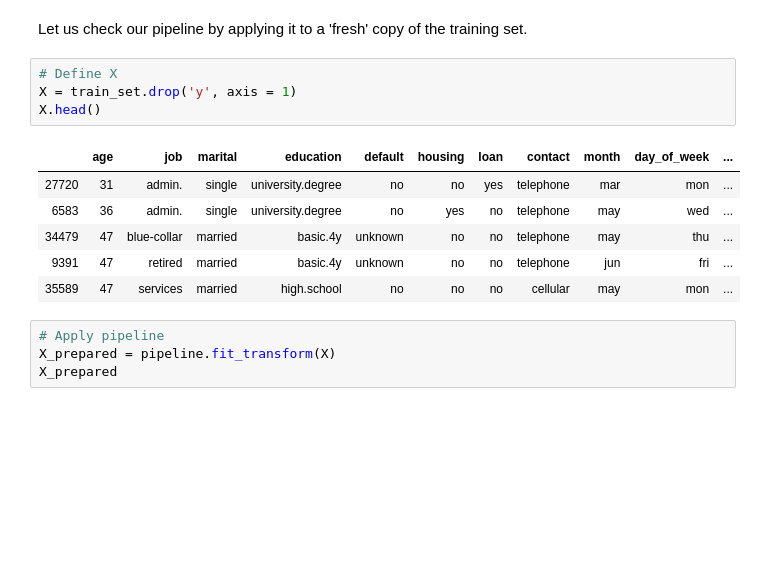
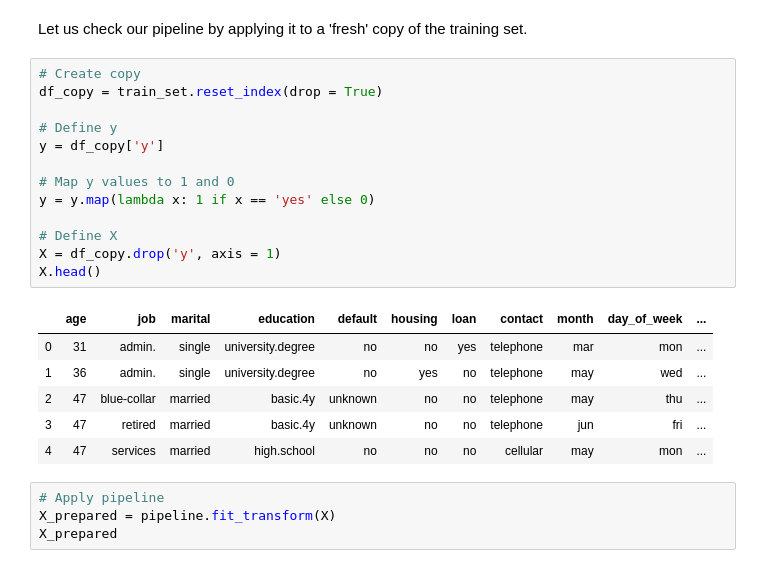
Before and after one commit to nadinezab/bank-marketing, a Jupyter notebook: bank-marketing.ipynb, the cells around one changed output. Cells and saved outputs as stored; diff of their text form; blank space fills up the shorter version.

```diff
--- a/bank-marketing.ipynb
+++ b/bank-marketing.ipynb
@@ -1067,17 +1074,26 @@ pipeline = Pipeline(steps =[
 ])
 # %% [markdown]
 Let us check our pipeline by applying it to a 'fresh' copy of the training set.
-# %%
-# Define X
-X = train_set.drop('y', axis = 1)
-X.head()
-# %% [output]
-|  | age | job | marital | education | default | housing | loan | contact | month | day_of_week | ... |
-| 27720 | 31 | admin. | single | university.degree | no | no | yes | telephone | mar | mon | ... |
-| 6583 | 36 | admin. | single | university.degree | no | yes | no | telephone | may | wed | ... |
-| 34479 | 47 | blue-collar | married | basic.4y | unknown | no | no | telephone | may | thu | ... |
-| 9391 | 47 | retired | married | basic.4y | unknown | no | no | telephone | jun | fri | ... |
-| 35589 | 47 | services | married | high.school | no | no | no | cellular | may | mon | ... |
+# %%
+# Create copy
+df_copy = train_set.reset_index(drop = True)
+
+# Define y
+y = df_copy['y']
+
+# Map y values to 1 and 0
+y = y.map(lambda x: 1 if x == 'yes' else 0)
+
+# Define X
+X = df_copy.drop('y', axis = 1)
+X.head()
+# %% [output]
+|  | age | job | marital | education | default | housing | loan | contact | month | day_of_week | ... |
+| 0 | 31 | admin. | single | university.degree | no | no | yes | telephone | mar | mon | ... |
+| 1 | 36 | admin. | single | university.degree | no | yes | no | telephone | may | wed | ... |
+| 2 | 47 | blue-collar | married | basic.4y | unknown | no | no | telephone | may | thu | ... |
+| 3 | 47 | retired | married | basic.4y | unknown | no | no | telephone | jun | fri | ... |
+| 4 | 47 | services | married | high.school | no | no | no | cellular | may | mon | ... |
 # %%
 # Apply pipeline
 X_prepared = pipeline.fit_transform(X)
```
Also changed, not shown: parts of 28 cells of this notebook, 2 other files.
